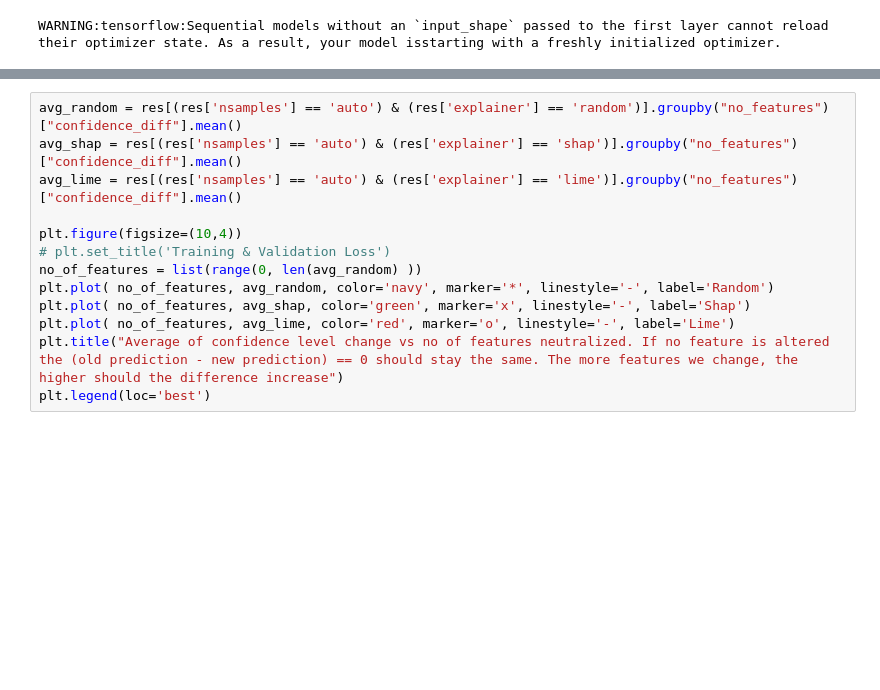
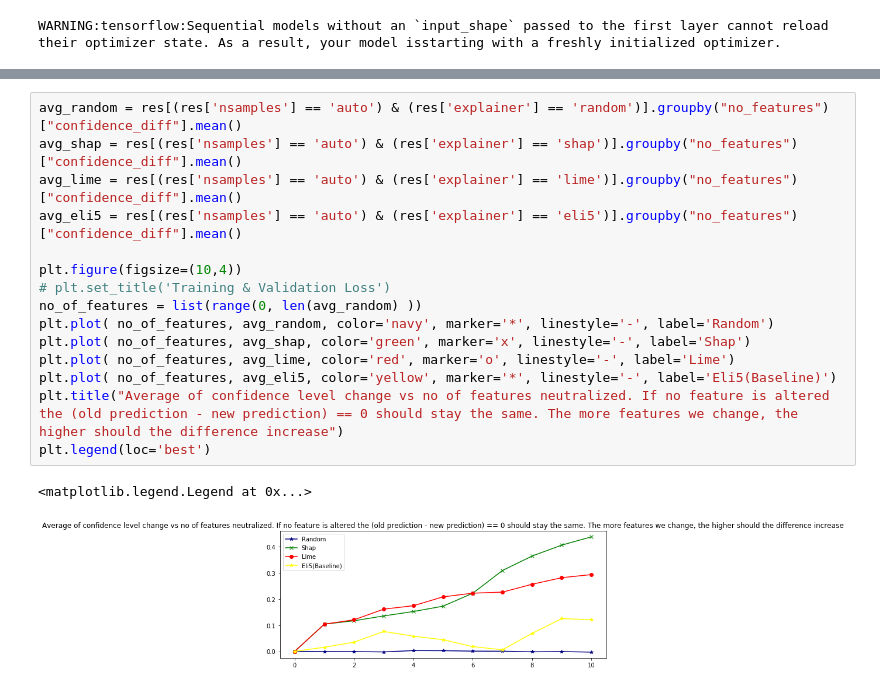
Before and after one commit to dan393/Dissertation, a Jupyter notebook: Code/dissertation/LendingClub/Lending-Club-Analysis.ipynb, the cells around one changed output, grey strips where cells are left out. Saved outputs shown, nothing was run; the diff lists cells and outputs as text; blank space fills up the shorter version.

Commit message:
added eli5 explainer

```diff
--- a/Code/dissertation/LendingClub/Lending-Club-Analysis.ipynb
+++ b/Code/dissertation/LendingClub/Lending-Club-Analysis.ipynb
@@ -109,13 +117,18 @@ sns.countplot(x="no_features",data=res[(res['nsamples'] == 'auto') ], hue = 'cla
 # %%
 avg_random = res[(res['nsamples'] == 'auto') & (res['explainer'] == 'random')].groupby("no_features")["confidence_diff"].mean()
 avg_shap = res[(res['nsamples'] == 'auto') & (res['explainer'] == 'shap')].groupby("no_features")["confidence_diff"].mean()
 avg_lime = res[(res['nsamples'] == 'auto') & (res['explainer'] == 'lime')].groupby("no_features")["confidence_diff"].mean()
+avg_eli5 = res[(res['nsamples'] == 'auto') & (res['explainer'] == 'eli5')].groupby("no_features")["confidence_diff"].mean()
 
 plt.figure(figsize=(10,4))
 # plt.set_title('Training & Validation Loss')
 no_of_features = list(range(0, len(avg_random) ))
 plt.plot( no_of_features, avg_random, color='navy', marker='*', linestyle='-', label='Random')
 plt.plot( no_of_features, avg_shap, color='green', marker='x', linestyle='-', label='Shap')
 plt.plot( no_of_features, avg_lime, color='red', marker='o', linestyle='-', label='Lime')
+plt.plot( no_of_features, avg_eli5, color='yellow', marker='*', linestyle='-', label='Eli5(Baseline)')
 plt.title("Average of confidence level change vs no of features neutralized. If no feature is altered the (old prediction - new prediction) == 0 should stay the same. The more features we change, the higher should the difference increase")
 plt.legend(loc='best')
+# %% [output]
+<matplotlib.legend.Legend at 0x...>
+[figure, added]
```
Also changed, not shown: parts of 20 cells of this notebook, 2 other files.
